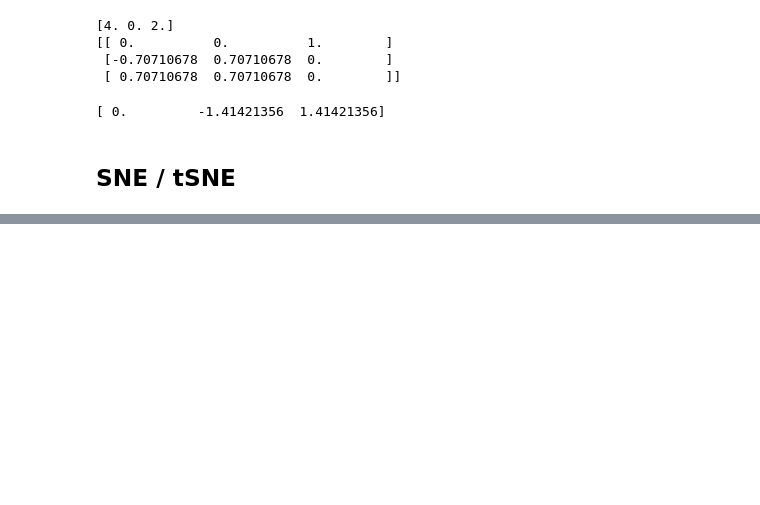
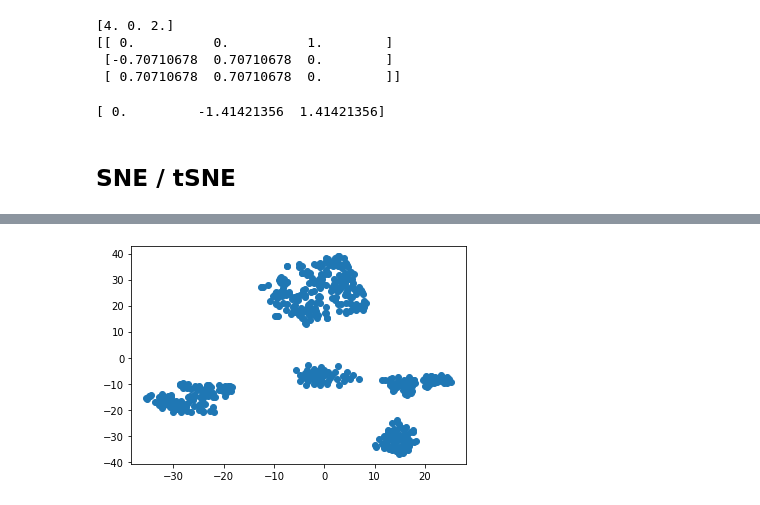
Before and after one commit to codedarrylcode/mitx-statistical-modeling, a Jupyter notebook: notebooks/02a-dimensionality-reduction.ipynb, the cells around one changed output, grey strips where cells are left out. Cells and saved outputs as stored; diff of their text form; code cells hidden in the pictures; blank space fills up the shorter version.

```diff
--- a/notebooks/02a-dimensionality-reduction.ipynb
+++ b/notebooks/02a-dimensionality-reduction.ipynb
@@ -345,0 +421,22 @@ print(Y)
+# %%
+# Project data into top 50 PCs
+from sklearn.decomposition import PCA
+
+principal_components = 50
+pca = PCA(n_components = principal_components)
+pca = pca.fit(X_transformed)
+pca_transformed = pca.transform(X_transformed)
+# %%
+from sklearn.manifold import TSNE
+
+d, perplexity = 2, 40
+tsne = TSNE(n_components = 2, metric = 'euclidean')
+tsne = tsne.fit(pca_transformed)
+# %%
+# Plot first two dimensions of log-transformed data
+import matplotlib.pyplot as plt
+
+plt.scatter(tsne.embedding_[:, 0], tsne.embedding_[:, 1])
+plt.show()
+# %% [output]
+[figure, added]
```
Also changed, not shown: parts of 11 cells of this notebook, 3 other files.
